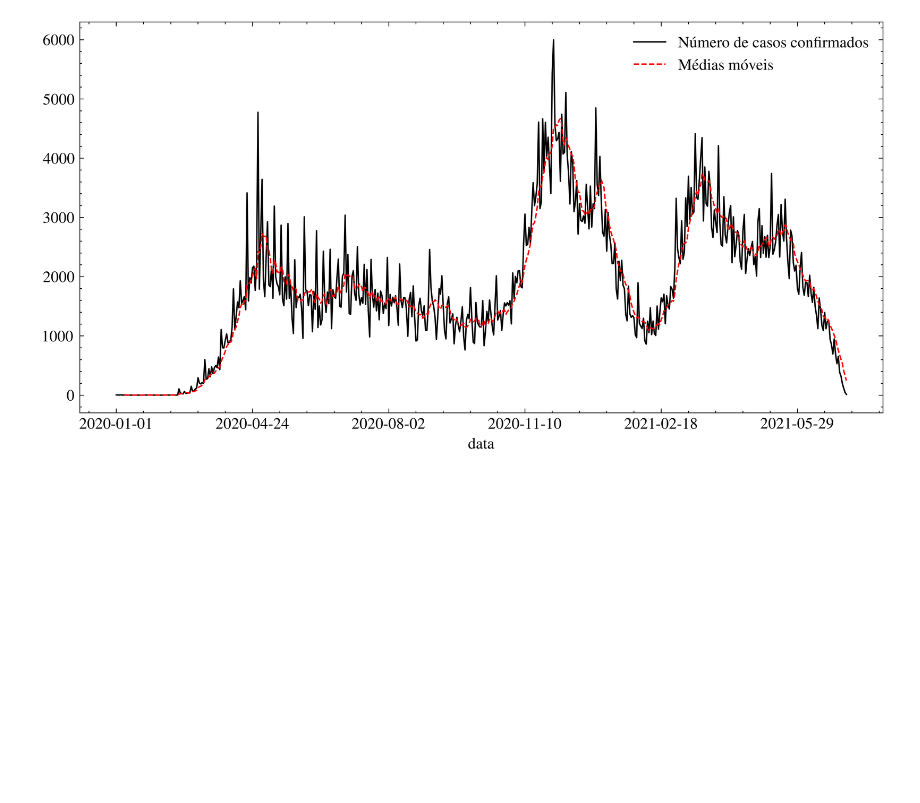
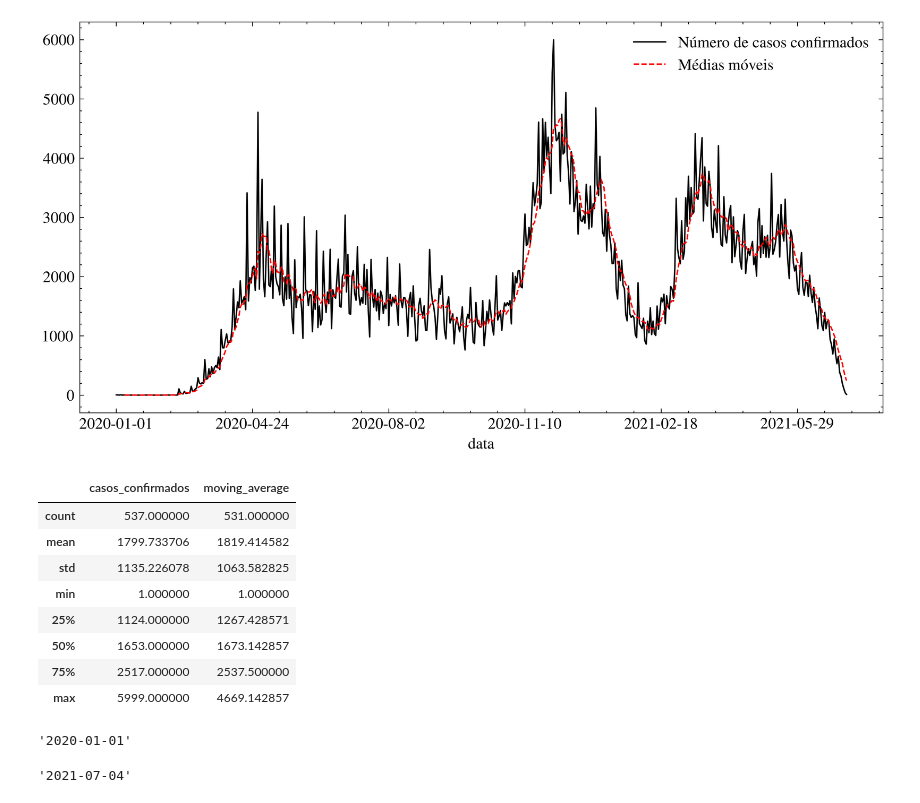
Before and after one commit to jvdavim/TCC-Trabalho-Conclusao-Curso, a Jupyter notebook: eda/covid_eda.ipynb, the cells around one changed output. Drawn from its saved outputs; the diff is of its cells as text; code cells hidden in the pictures; blank space fills up the shorter version.

Commit message:
fix requirements and add describe to eda notebooks

```diff
--- a/eda/covid_eda.ipynb
+++ b/eda/covid_eda.ipynb
@@ -29,3 +29,23 @@ ts.plot(figsize=(10, 5), ax=ax)
 ax.legend(["Número de casos confirmados", "Médias móveis"]);
 # %% [output]
 [figure]
+# %%
+ts.describe()
+# %% [output]
+|  | casos_confirmados | moving_average |
+| count | 537.000000 | 531.000000 |
+| mean | 1799.733706 | 1819.414582 |
+| std | 1135.226078 | 1063.582825 |
+| min | 1.000000 | 1.000000 |
+| 25% | 1124.000000 | 1267.428571 |
+| 50% | 1653.000000 | 1673.142857 |
+| 75% | 2517.000000 | 2537.500000 |
+| max | 5999.000000 | 4669.142857 |
+# %%
+ts.index[0]
+# %% [output]
+'2020-01-01'
+# %%
+ts.index[-1]
+# %% [output]
+'2021-07-04'
```
Also changed, not shown: 3 other files.
